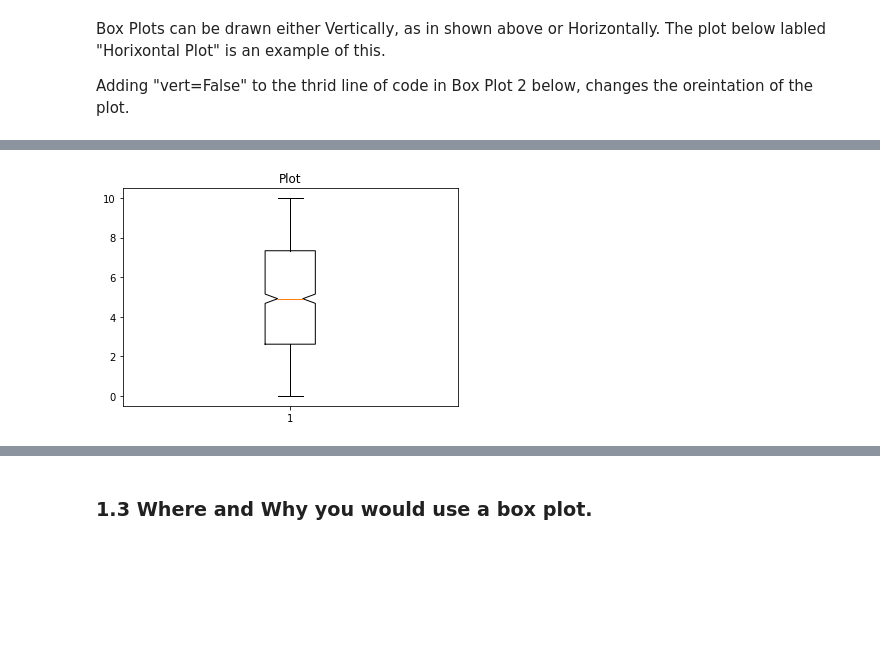
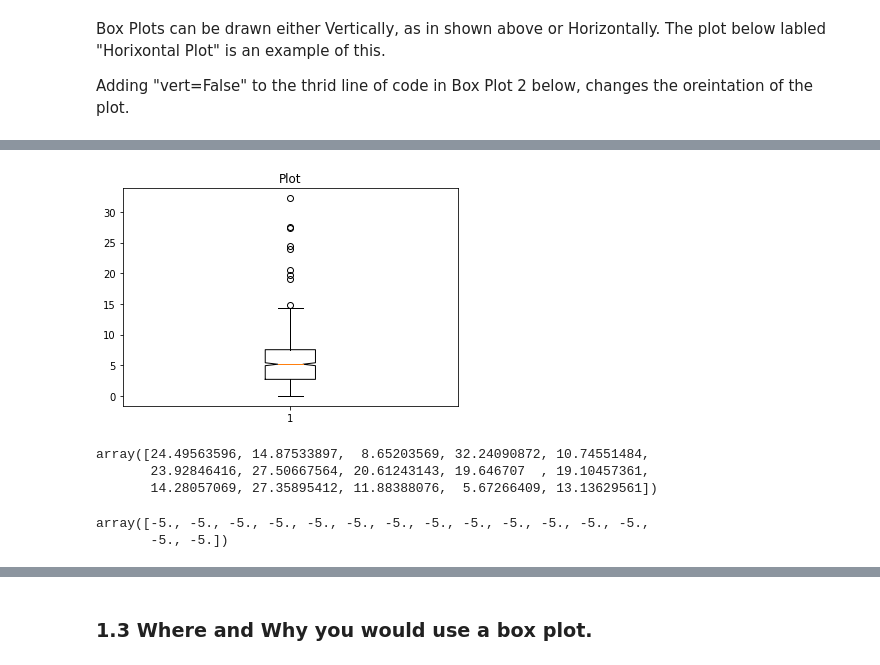
Before and after one commit to Wayne742/Fundamentals-Project-S2-2018, a Jupyter notebook: Fundamentals of Data Analysis Project 2018.ipynb, the cells around one changed output, grey strips where cells are left out. Saved outputs shown, nothing was run; the diff lists cells and outputs as text; code cells hidden in the pictures; blank space fills up the shorter version.

Commit message:
Added text to section 1, references and changed plot characteristics

```diff
--- a/Fundamentals of Data Analysis Project 2018.ipynb
+++ b/Fundamentals of Data Analysis Project 2018.ipynb
@@ -62,9 +62,23 @@ plt.show() # Using the 'show' command to display the plot.
-# %%
-plt.boxplot(s, notch=True, sym='b+', showfliers=True)
-plt.title('Plot')
-plt.show()
-# %% [output]
-[figure, removed]
+# %%
+hf = np.random.normal(13,10,15)
+lf = np.random.normal(-5,0,15)
+s2 = np.concatenate((s,hf))
+plt.boxplot(s2, notch=True, showfliers=True)
+plt.title('Plot')
+plt.show()
+# %% [output]
+[figure, added]
+# %%
+hf
+# %% [output]
+array([24.49563596, 14.87533897,  8.65203569, 32.24090872, 10.74551484,
+       23.92846416, 27.50667564, 20.61243143, 19.646707  , 19.10457361,
+       14.28057069, 27.35895412, 11.88388076,  5.67266409, 13.13629561])
+# %%
+lf
+# %% [output]
+array([-5., -5., -5., -5., -5., -5., -5., -5., -5., -5., -5., -5., -5.,
+       -5., -5.])
 # %%
 plt.boxplot(s, notch=True)
 plt.title('Plot')
```
Also changed, not shown: parts of 12 cells of this notebook.
